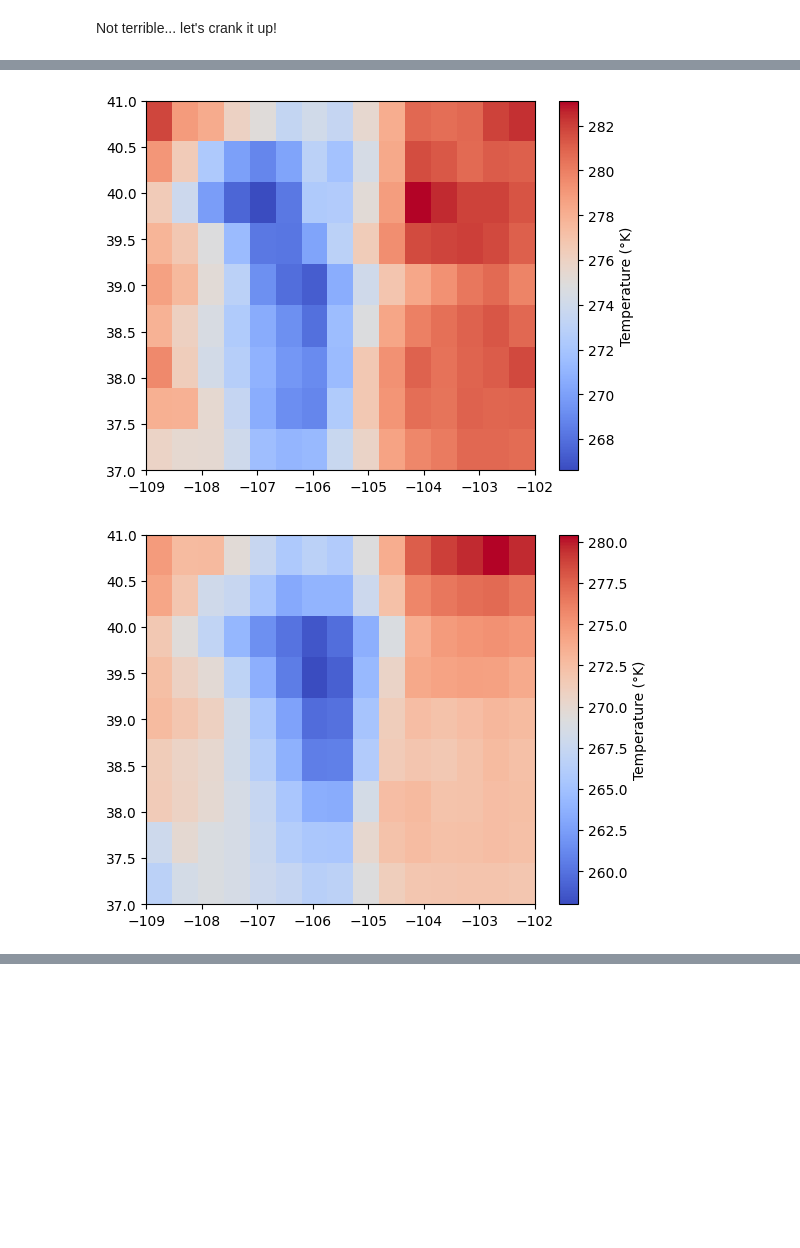
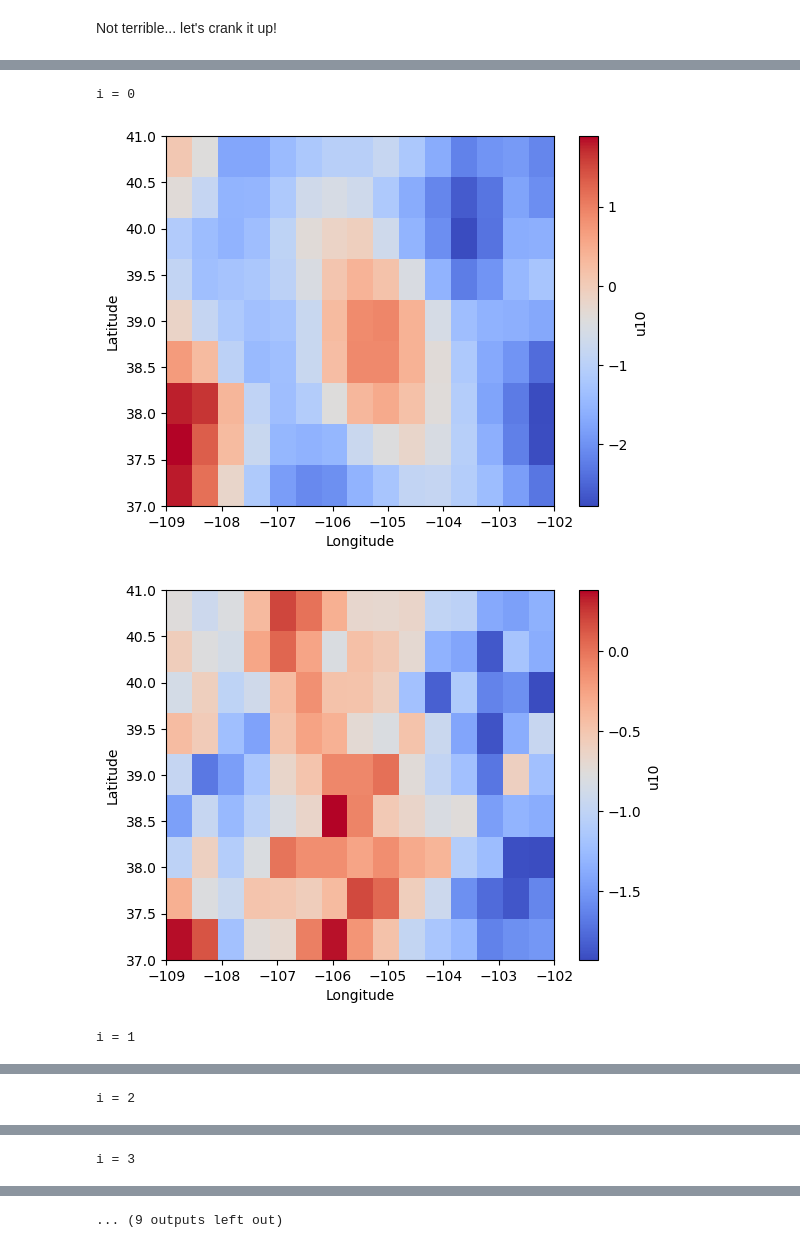
Before and after one commit to Quinntillion/MLProject, a Jupyter notebook: testNotebook.ipynb, the cells around one changed output, grey strips where cells are left out. Saved outputs shown, nothing was run; the diff lists cells and outputs as text; code cells hidden in the pictures; blank space fills up the shorter version.

```diff
--- a/testNotebook.ipynb
+++ b/testNotebook.ipynb
@@ -470,23 +527,13 @@ Well that's.... worse... let's look at the rest of the channels?
-# %%
-#out = model(test_dataset[0]['x'].unsqueeze(0)).squeeze()
-#for i in range(out.shape[0]):
-#    prediction = out[i,:,:]
-#    test = test_dataset[0]['y'][i,:,:]
-#    plot(prediction.detach().numpy())
-#    plt.show()
-#    plot(test)
-#    plt.show()
-# not sure how to convert to make it work in the same way
-
-
-out = model(test_dataset[0]['x'].unsqueeze(0))
-for i in range(out.shape[0]):
-    prediction = out[0,i,:,:]
-    test = test_dataset[0]['y'][i,:,:]
-    plot(prediction.detach().numpy())
-    plt.show()
-    plot(test)
-    plt.show()
-# %% [output]
-[figure, removed]
-[figure, removed]
+# %%
+out = model(test_dataset[look_at]['x'].unsqueeze(0)).squeeze()
+for i in range(out.shape[0]):
+    print(f'{i = }')
+    expected = test_dataset[look_at]['y'][i,:,:,0]#ticks_per_group-1]
+    prediction = out[i,:,:,0]#ticks_per_group-1]
+    plot(expected, label=channels[i])
+    plot(prediction.detach().numpy(), label=channels[i])
+# %% [output]
+i = 0
+[figure, added]
+[figure, added]
+i = 1
@@ -492,0 +542 @@ for i in range(out.shape[0]):
+i = 2
@@ -492,0 +545 @@ for i in range(out.shape[0]):
+i = 3
@@ -492,0 +548 @@ for i in range(out.shape[0]):
+... (9 outputs left out)
```
Also changed, not shown: parts of 29 cells of this notebook.
